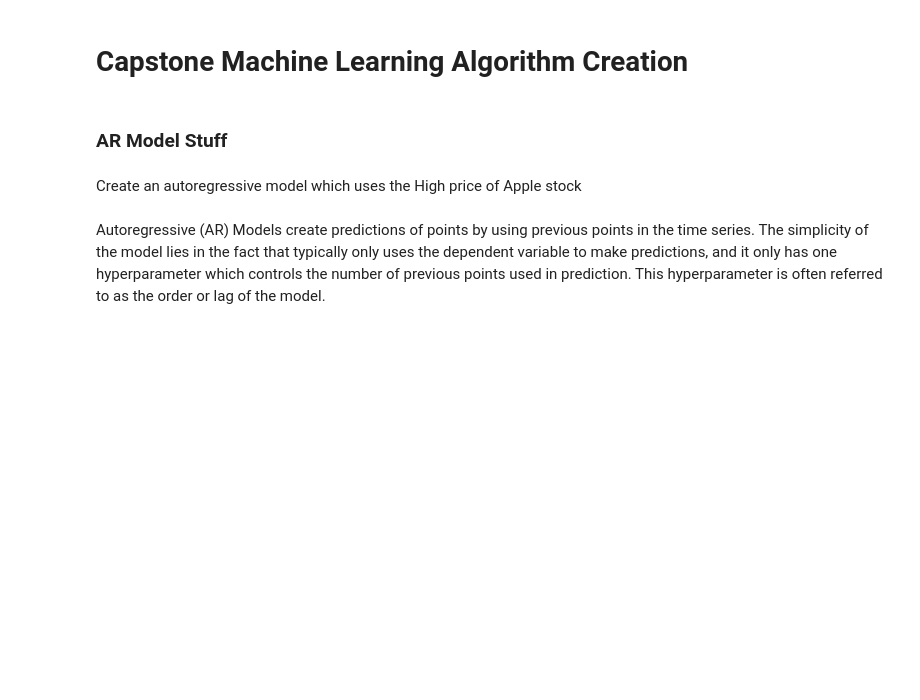
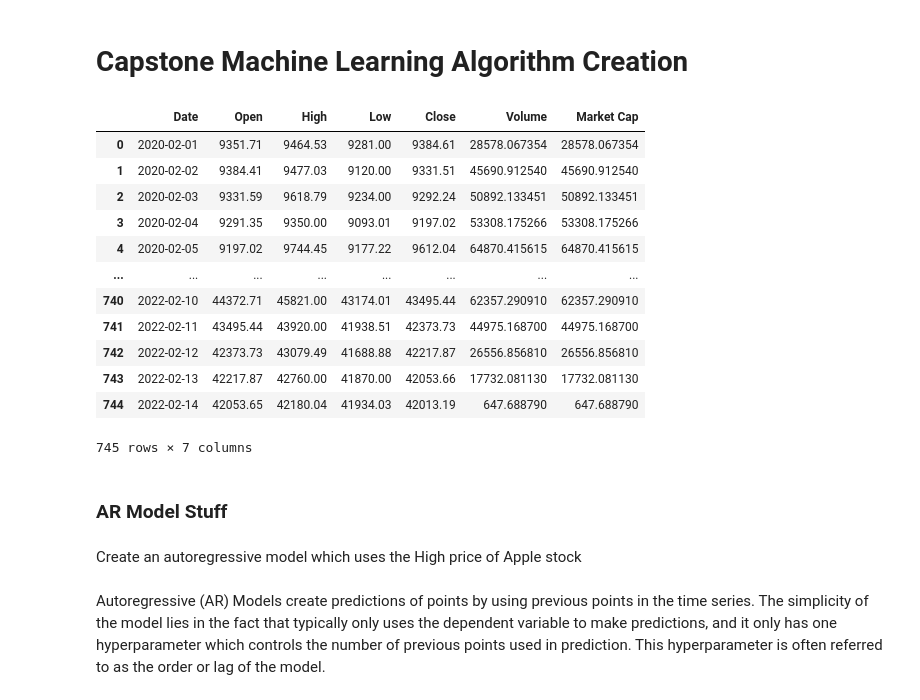
Before and after one commit to buxto/capstone-project, a Jupyter notebook: code/capstone-ml-crypto.ipynb, the cells around one changed output. Drawn from its saved outputs; the diff is of its cells as text; code cells hidden in the pictures; blank space fills up the shorter version.

```diff
--- a/code/capstone-ml-crypto.ipynb
+++ b/code/capstone-ml-crypto.ipynb
@@ -22,6 +22,22 @@ btc_df = btc_df.drop(columns = 'Currency')
 btc_df['Date'] = pd.to_datetime(btc_df['Date'], format='%Y-%m-%d')
 btc_df.sort_values('Date', inplace=True)
 btc_df.reset_index(drop=True, inplace=True)
+# %%
+btc_df
+# %% [output]
+|  | Date | Open | High | Low | Close | Volume | Market Cap |
+| 0 | 2020-02-01 | 9351.71 | 9464.53 | 9281.00 | 9384.61 | 28578.067354 | 28578.067354 |
+| 1 | 2020-02-02 | 9384.41 | 9477.03 | 9120.00 | 9331.51 | 45690.912540 | 45690.912540 |
+| 2 | 2020-02-03 | 9331.59 | 9618.79 | 9234.00 | 9292.24 | 50892.133451 | 50892.133451 |
+| 3 | 2020-02-04 | 9291.35 | 9350.00 | 9093.01 | 9197.02 | 53308.175266 | 53308.175266 |
+| 4 | 2020-02-05 | 9197.02 | 9744.45 | 9177.22 | 9612.04 | 64870.415615 | 64870.415615 |
+| ... | ... | ... | ... | ... | ... | ... | ... |
+| 740 | 2022-02-10 | 44372.71 | 45821.00 | 43174.01 | 43495.44 | 62357.290910 | 62357.290910 |
+| 741 | 2022-02-11 | 43495.44 | 43920.00 | 41938.51 | 42373.73 | 44975.168700 | 44975.168700 |
+| 742 | 2022-02-12 | 42373.73 | 43079.49 | 41688.88 | 42217.87 | 26556.856810 | 26556.856810 |
+| 743 | 2022-02-13 | 42217.87 | 42760.00 | 41870.00 | 42053.66 | 17732.081130 | 17732.081130 |
+| 744 | 2022-02-14 | 42053.65 | 42180.04 | 41934.03 | 42013.19 | 647.688790 | 647.688790 |
+745 rows × 7 columns
 # %% [markdown]
 ### AR Model Stuff
 # %% [markdown]
```
Also changed, not shown: parts of 3 cells of this notebook.
